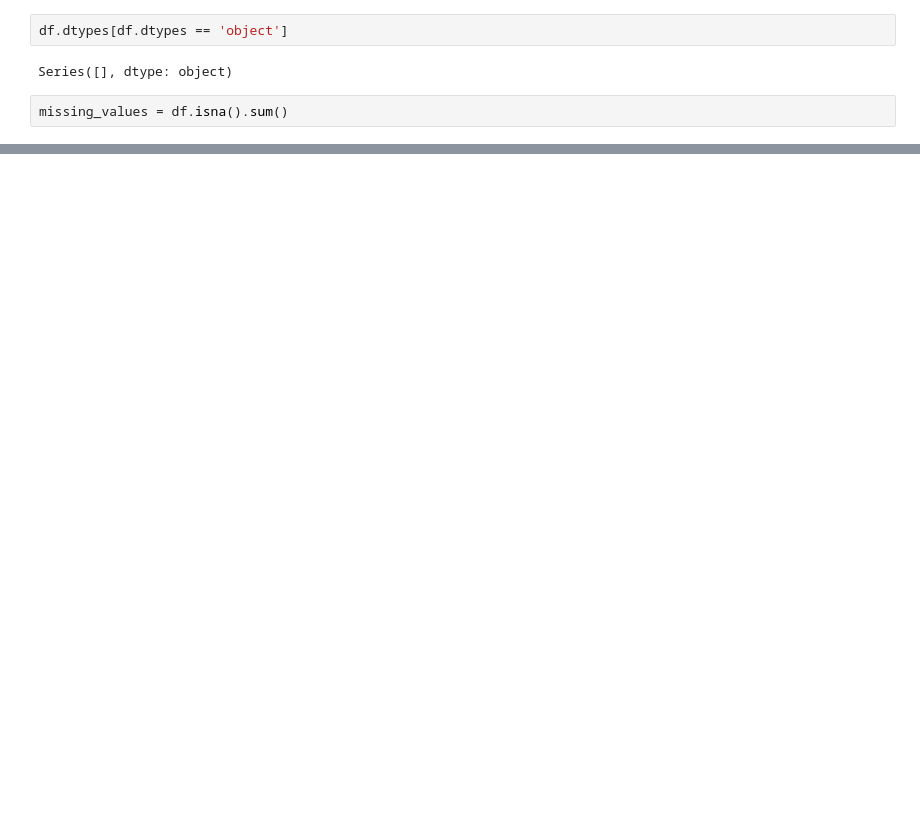
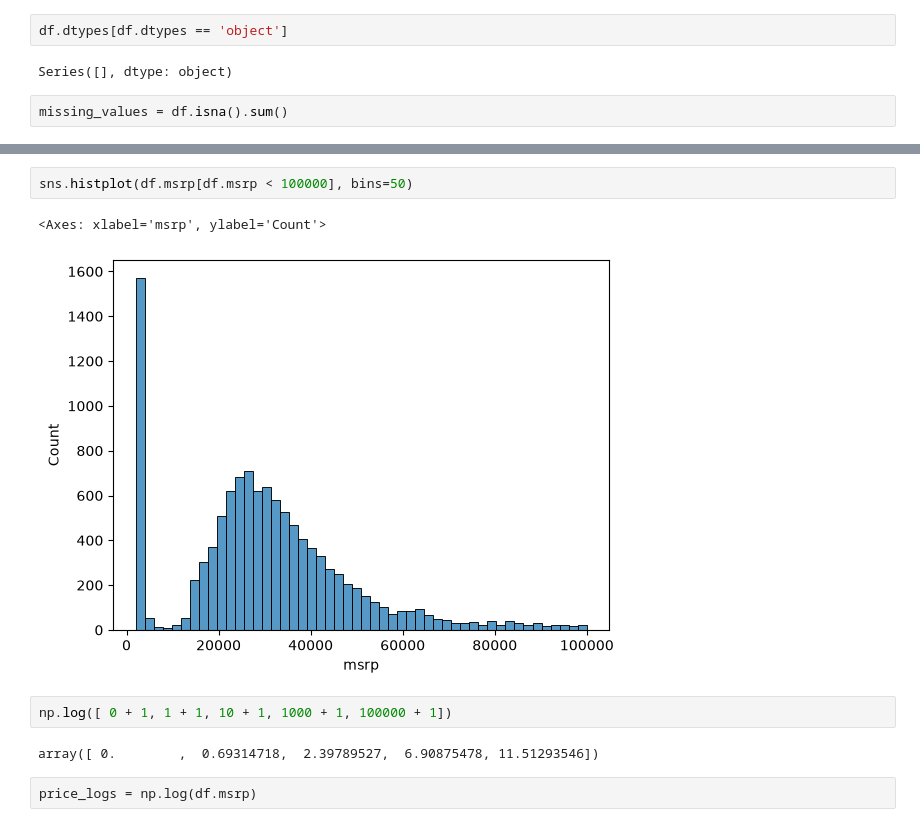
Before and after one commit to Yasserrahim/2026-ML-zoomcamp-homework, a Jupyter notebook: 02- regression/Regression project.ipynb, the cells around one changed output, grey strips where cells are left out. Cells and saved outputs as stored; diff of their text form; blank space fills up the shorter version.

```diff
--- a/02- regression/Regression project.ipynb
+++ b/02- regression/Regression project.ipynb
@@ -89,0 +135,11 @@ np.float64(254.0)
+# %%
+sns.histplot(df.msrp[df.msrp < 100000], bins=50)
+# %% [output]
+<Axes: xlabel='msrp', ylabel='Count'>
+[figure, added]
+# %%
+np.log([ 0 + 1, 1 + 1, 10 + 1, 1000 + 1, 100000 + 1])
+# %% [output]
+array([ 0.        ,  0.69314718,  2.39789527,  6.90875478, 11.51293546])
+# %% [raw]
+price_logs = np.log(df.msrp)
```
Also changed, not shown: parts of 14 cells of this notebook.
